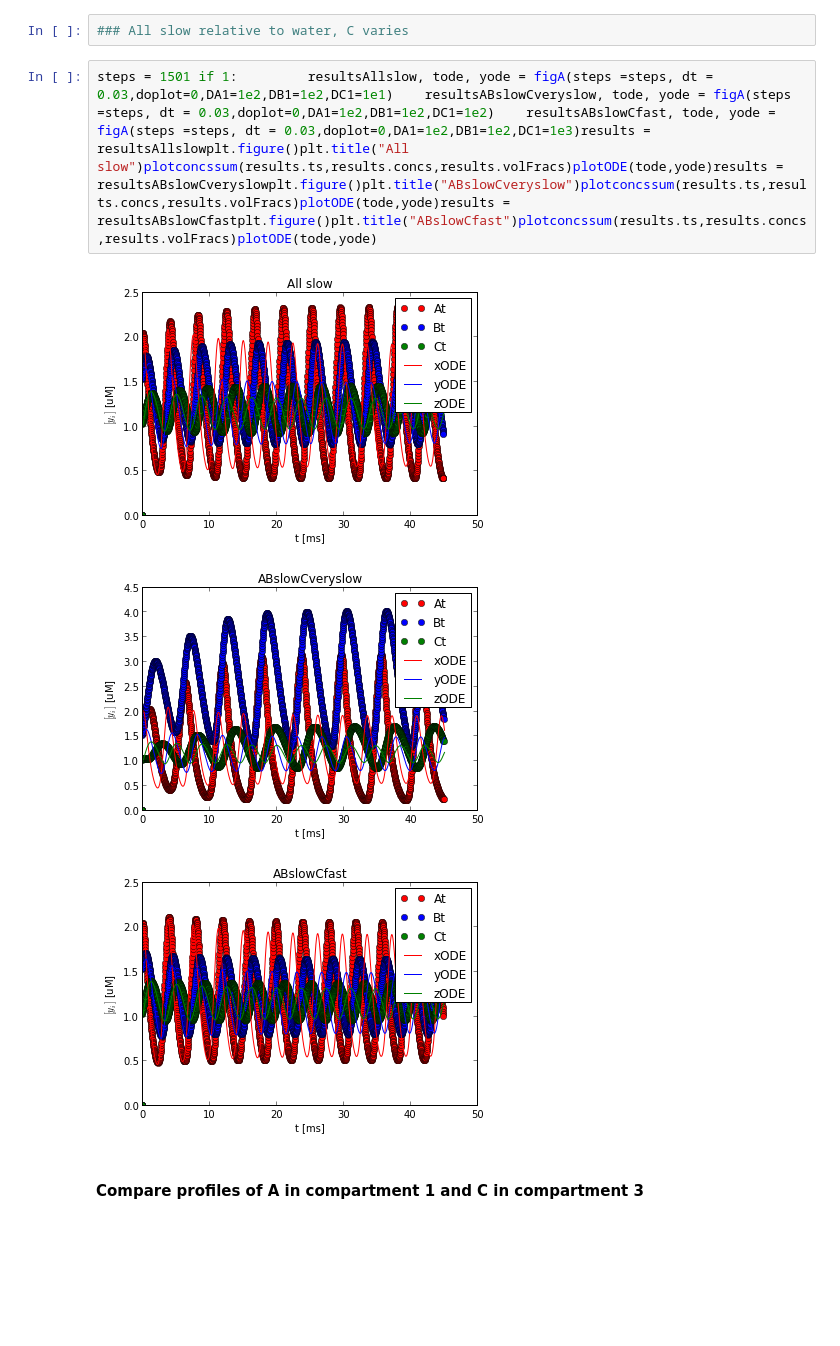
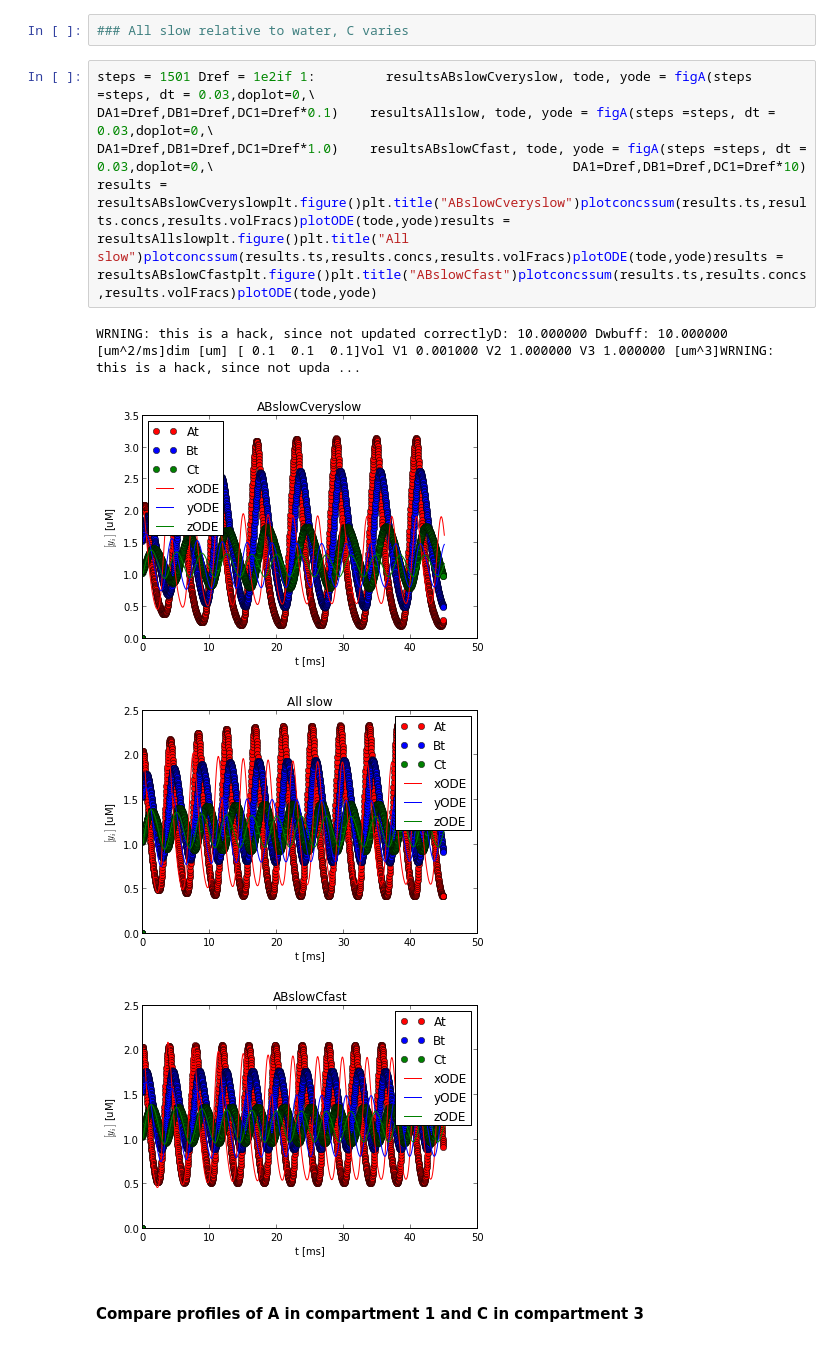
Before and after one commit to huskeypm/enzymekineticsacs, a Jupyter notebook: goodwinPDE.ipynb, the cells around one changed output. Cells and saved outputs as stored; diff of their text form; blank space fills up the shorter version.

```diff
--- a/goodwinPDE.ipynb
+++ b/goodwinPDE.ipynb
@@ -27,10 +29,11 @@ if 0:         resultsCslow, tode, yode = figA(steps =501, dt = 0.03,doplot=0,DA1
 # %%
 ### All slow relative to water, C varies
 # %%
-steps = 1501 if 1:         resultsAllslow, tode, yode = figA(steps =steps, dt = 0.03,doplot=0,DA1=1e2,DB1=1e2,DC1=1e1)    resultsABslowCveryslow, tode, yode = figA(steps =steps, dt = 0.03,doplot=0,DA1=1e2,DB1=1e2,DC1=1e2)    resultsABslowCfast, tode, yode = figA(steps =steps, dt = 0.03,doplot=0,DA1=1e2,DB1=1e2,DC1=1e3)results = resultsAllslowplt.figure()plt.title("All slow")plotconcssum(results.ts,results.concs,results.volFracs)plotODE(tode,yode)results = resultsABslowCveryslowplt.figure()plt.title("ABslowCveryslow")plotconcssum(results.ts,results.concs,results.volFracs)plotODE(tode,yode)results = resultsABslowCfastplt.figure()plt.title("ABslowCfast")plotconcssum(results.ts,results.concs,results.volFracs)plotODE(tode,yode)
+steps = 1501 Dref = 1e2if 1:         resultsABslowCveryslow, tode, yode = figA(steps =steps, dt = 0.03,doplot=0,\                                              DA1=Dref,DB1=Dref,DC1=Dref*0.1)    resultsAllslow, tode, yode = figA(steps =steps, dt = 0.03,doplot=0,\                                              DA1=Dref,DB1=Dref,DC1=Dref*1.0)    resultsABslowCfast, tode, yode = figA(steps =steps, dt = 0.03,doplot=0,\                                              DA1=Dref,DB1=Dref,DC1=Dref*10)    results = resultsABslowCveryslowplt.figure()plt.title("ABslowCveryslow")plotconcssum(results.ts,results.concs,results.volFracs)plotODE(tode,yode)results = resultsAllslowplt.figure()plt.title("All slow")plotconcssum(results.ts,results.concs,results.volFracs)plotODE(tode,yode)results = resultsABslowCfastplt.figure()plt.title("ABslowCfast")plotconcssum(results.ts,results.concs,results.volFracs)plotODE(tode,yode)
 # %% [output]
+WRNING: this is a hack, since not updated correctlyD: 10.000000 Dwbuff: 10.000000 [um^2/ms]dim [um] [ 0.1  0.1  0.1]Vol V1 0.001000 V2 1.000000 V3 1.000000 [um^3]WRNING: this is a hack, since not upda ...
-[figure, old version]
+[figure, new version]
-[figure, old version]
+[figure, new version]
-[figure, old version]
+[figure, new version]
 # %% [markdown]
 #### Compare profiles of A in compartment 1 and C in compartment 3
```
Also changed, not shown: parts of 16 cells of this notebook, 3 other files.
